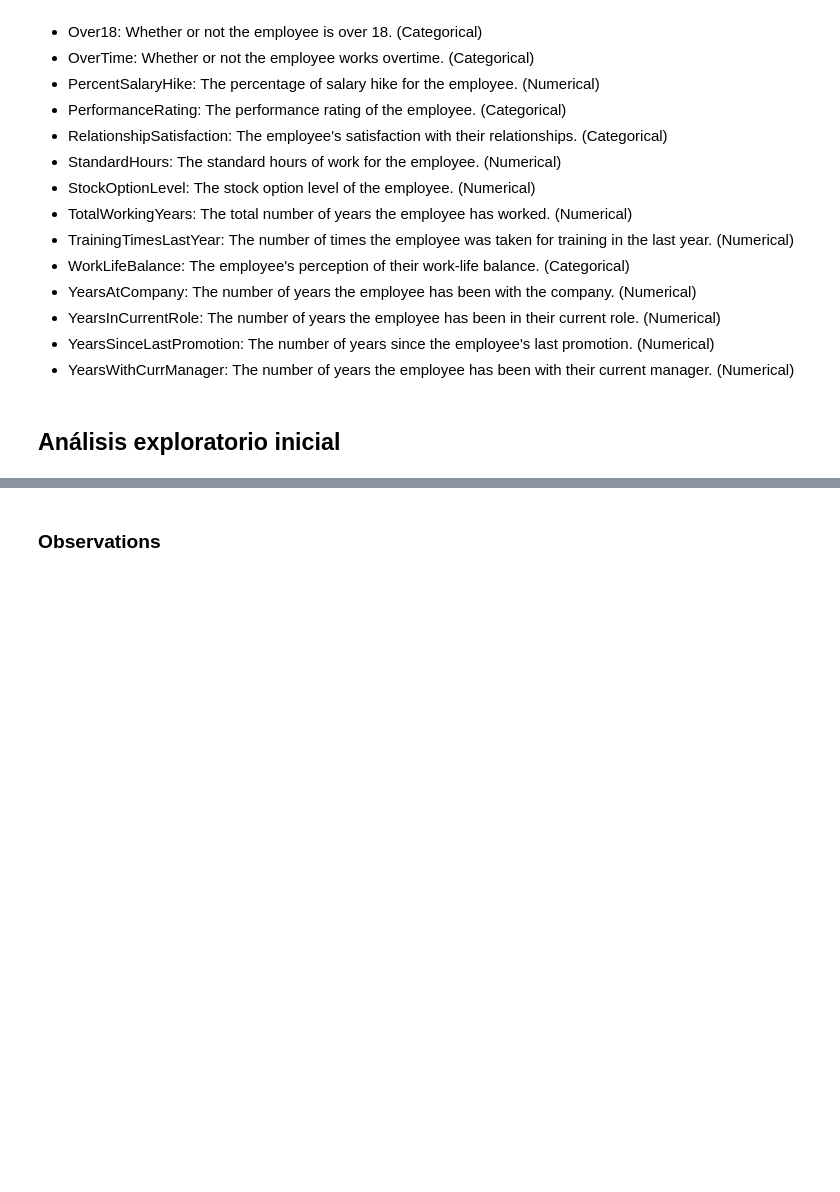
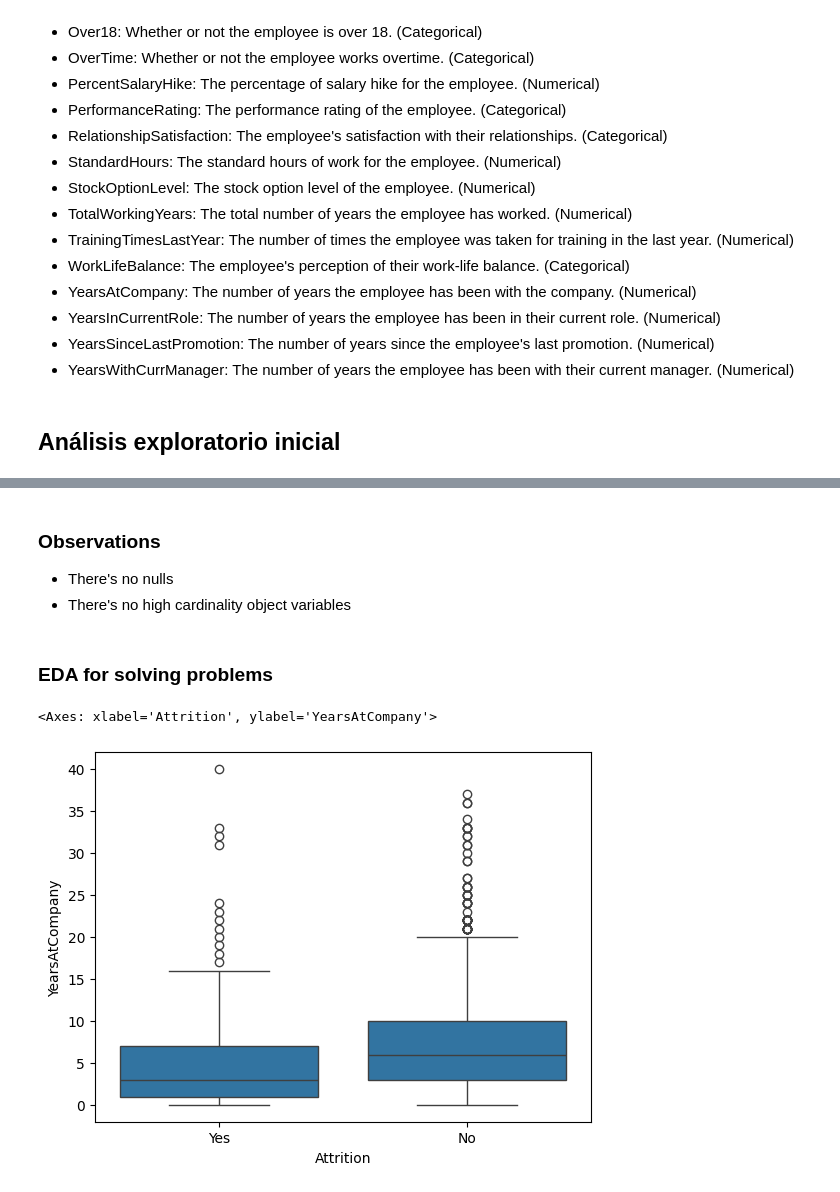
Before and after one commit to ekonosam/employee_attrition_project, a Jupyter notebook: notebook/EDA.ipynb, the cells around one changed output, grey strips where cells are left out. Drawn from its saved outputs; the diff is of its cells as text; code cells hidden in the pictures; blank space fills up the shorter version.

```diff
--- a/notebook/EDA.ipynb
+++ b/notebook/EDA.ipynb
@@ -90,2 +106,11 @@ ModuleNotFoundError: No module named 'missingno'
 # %% [markdown]
 ### Observations
+- There's no nulls
+- There's no high cardinality object variables
+# %% [markdown]
+### EDA for solving problems
+# %%
+sns.boxplot(x='Attrition', y='YearsAtCompany', data=df)
+# %% [output]
+<Axes: xlabel='Attrition', ylabel='YearsAtCompany'>
+[figure, added]
```
Also changed, not shown: parts of 27 cells of this notebook, 3 other files.
